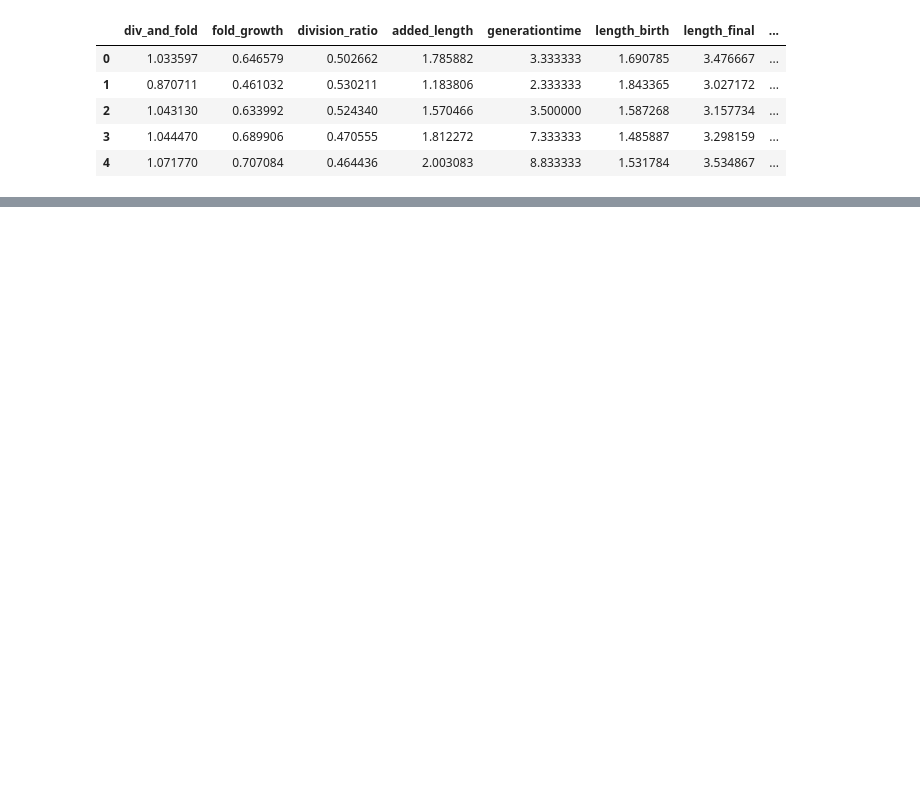
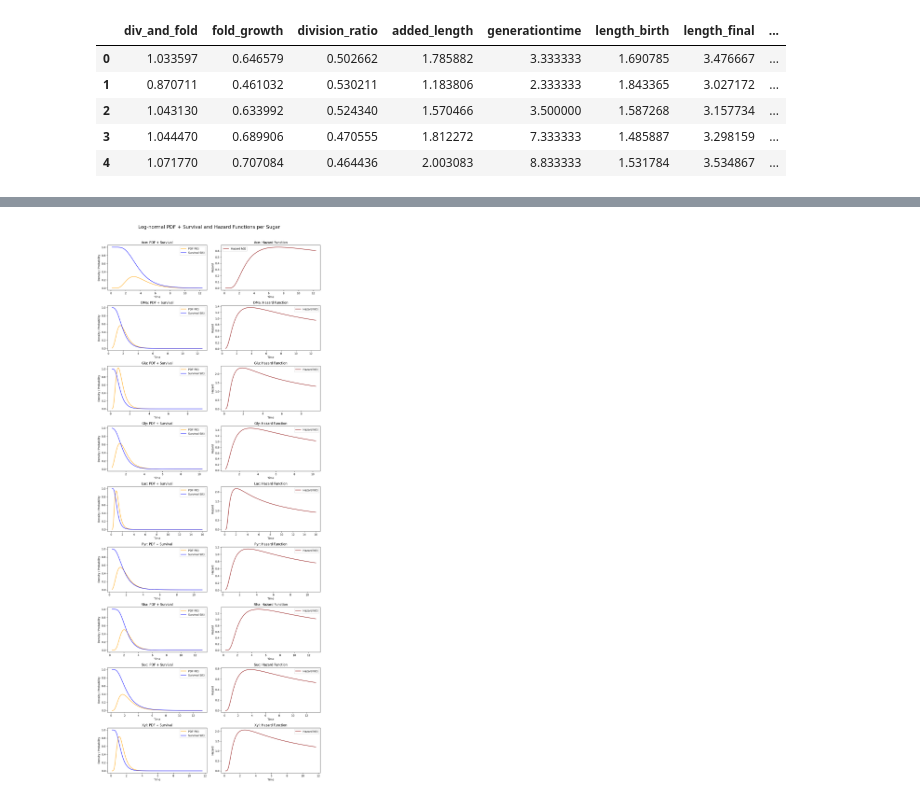
Before and after one commit to Vladi700/PoD_microbial_growth, a Jupyter notebook: Microbial_Growth-main.ipynb, the cells around one changed output, grey strips where cells are left out. Saved outputs shown, nothing was run; the diff lists cells and outputs as text; code cells hidden in the pictures; blank space fills up the shorter version.

Commit message:
First attempt at calculating the hazard function

```diff
--- a/Microbial_Growth-main.ipynb
+++ b/Microbial_Growth-main.ipynb
@@ -16,0 +88,48 @@ df.head()
+# %%
+import pandas as pd
+import numpy as np
+import matplotlib.pyplot as plt
+from scipy.stats import lognorm
+
+fig, axes = plt.subplots(9, 2, figsize=(12, 30), sharex=False)
+fig.suptitle("Log-normal PDF + Survival and Hazard Functions per Sugar", fontsize=18)
+
+for i, sugar in enumerate(sugars):
+    sub_df = df[df["source"] == sugar]
+    t = pd.to_numeric(sub_df["generationtime"], errors='coerce')
+    t = t[t > 0].dropna()
+
+    ax_pdf = axes[i, 0]
+    ax_haz = axes[i, 1]
+
+    if len(t) < 10:
+        ax_pdf.set_title(f"{sugar} — insufficient data")
+        ax_pdf.axis("off")
+        ax_haz.axis("off")
+        continue
+
+    shape, loc, scale = lognorm.fit(t, floc=0)
+    x = np.linspace(t.min(), t.max(), 500)
+
+    pdf = lognorm.pdf(x, s=shape, loc=loc, scale=scale)
+    cdf = lognorm.cdf(x, s=shape, loc=loc, scale=scale)
+    survival = 1 - cdf
+    hazard = pdf / survival
+
+    ax_pdf.plot(x, pdf, label="PDF P(t)", color="orange")
+    ax_pdf.plot(x, survival, label="Survival S(t)", color="blue")
+    ax_pdf.set_title(f"{sugar}: PDF + Survival")
+    ax_pdf.set_ylabel("Density / Probability")
+    ax_pdf.set_xlabel("Time")
+    ax_pdf.legend()
+
+    ax_haz.plot(x, hazard, label="Hazard h(t)", color="darkred")
+    ax_haz.set_title(f"{sugar}: Hazard Function")
+    ax_haz.set_ylabel("Hazard")
+    ax_haz.set_xlabel("Time")
+    ax_haz.legend()
+
+plt.tight_layout(rect=[0, 0, 1, 0.97])
+plt.show()
+# %% [output]
+[figure, added]
```
Also changed, not shown: parts of 9 cells of this notebook, 1 other file.
